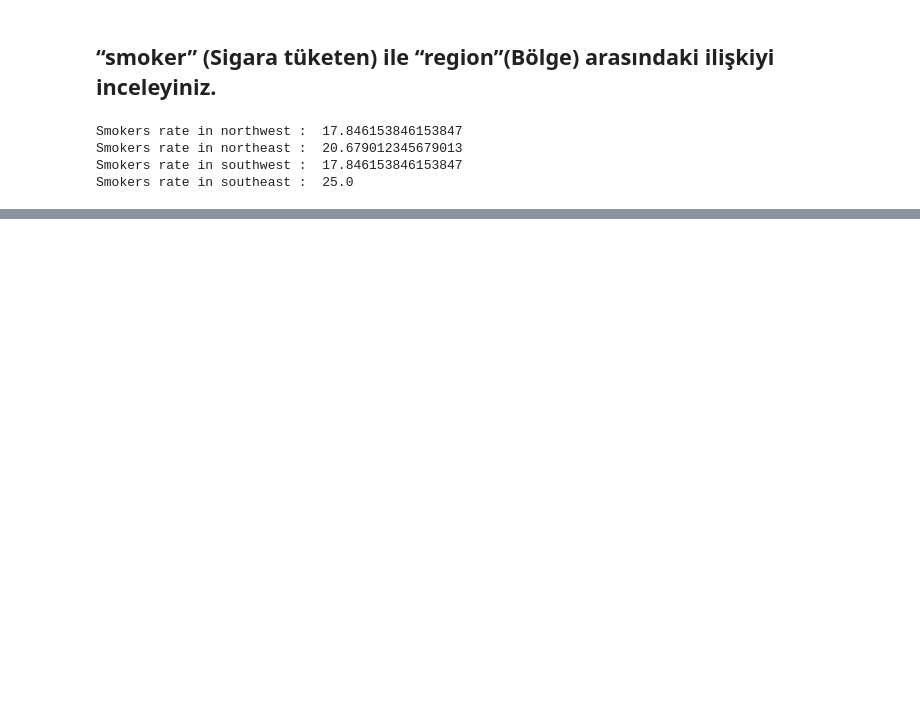
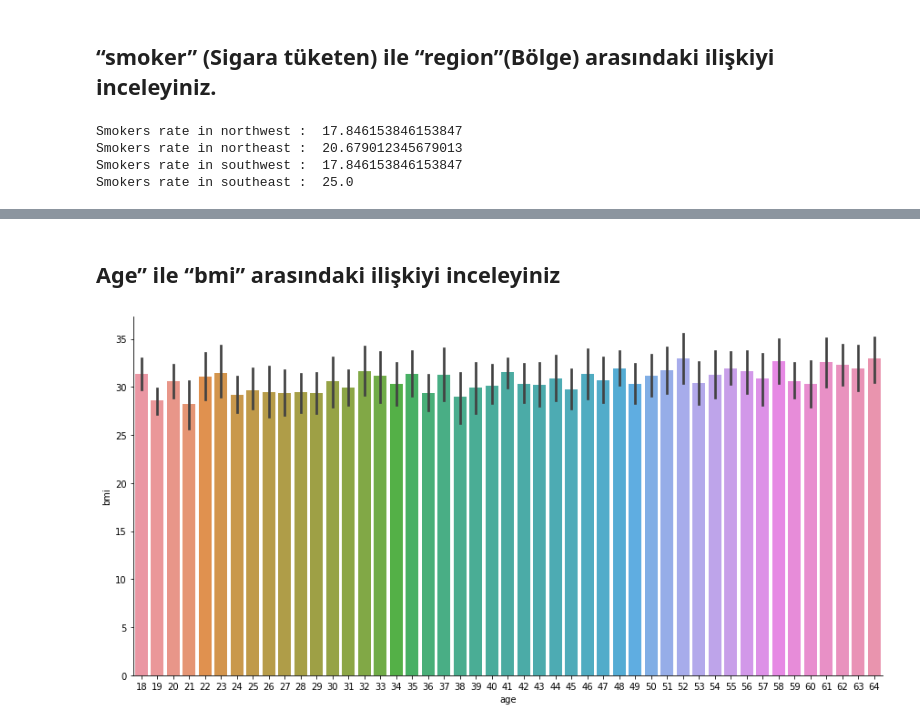
Before and after one commit to CagataySavasli/GlobalAIHub_Project1, a Jupyter notebook: projectOne.ipynb, the cells around one changed output, grey strips where cells are left out. Saved outputs shown, nothing was run; the diff lists cells and outputs as text; code cells hidden in the pictures; blank space fills up the shorter version.

```diff
--- a/projectOne.ipynb
+++ b/projectOne.ipynb
@@ -56,0 +92,9 @@ plot = df.plot.pie(y='rate', figsize=(8, 8))
+# %% [markdown]
+## Age” ile “bmi” arasındaki ilişkiyi inceleyiniz
+# %%
+sns.catplot(x = df.age, y = df.bmi,
+               height=6,  aspect=2,
+               kind='bar',
+               data= df);
+# %% [output]
+[figure, added]
```
Also changed, not shown: parts of 14 cells of this notebook.
